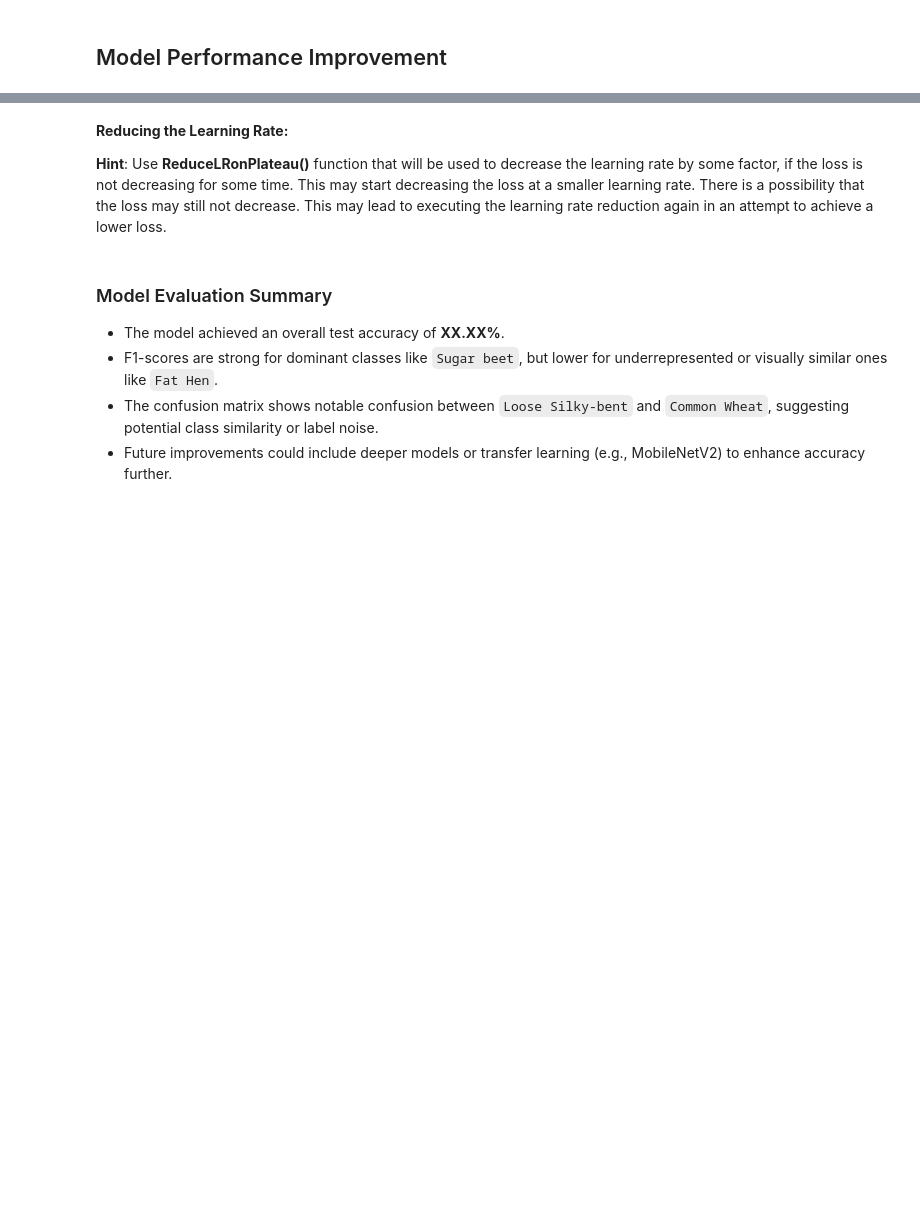
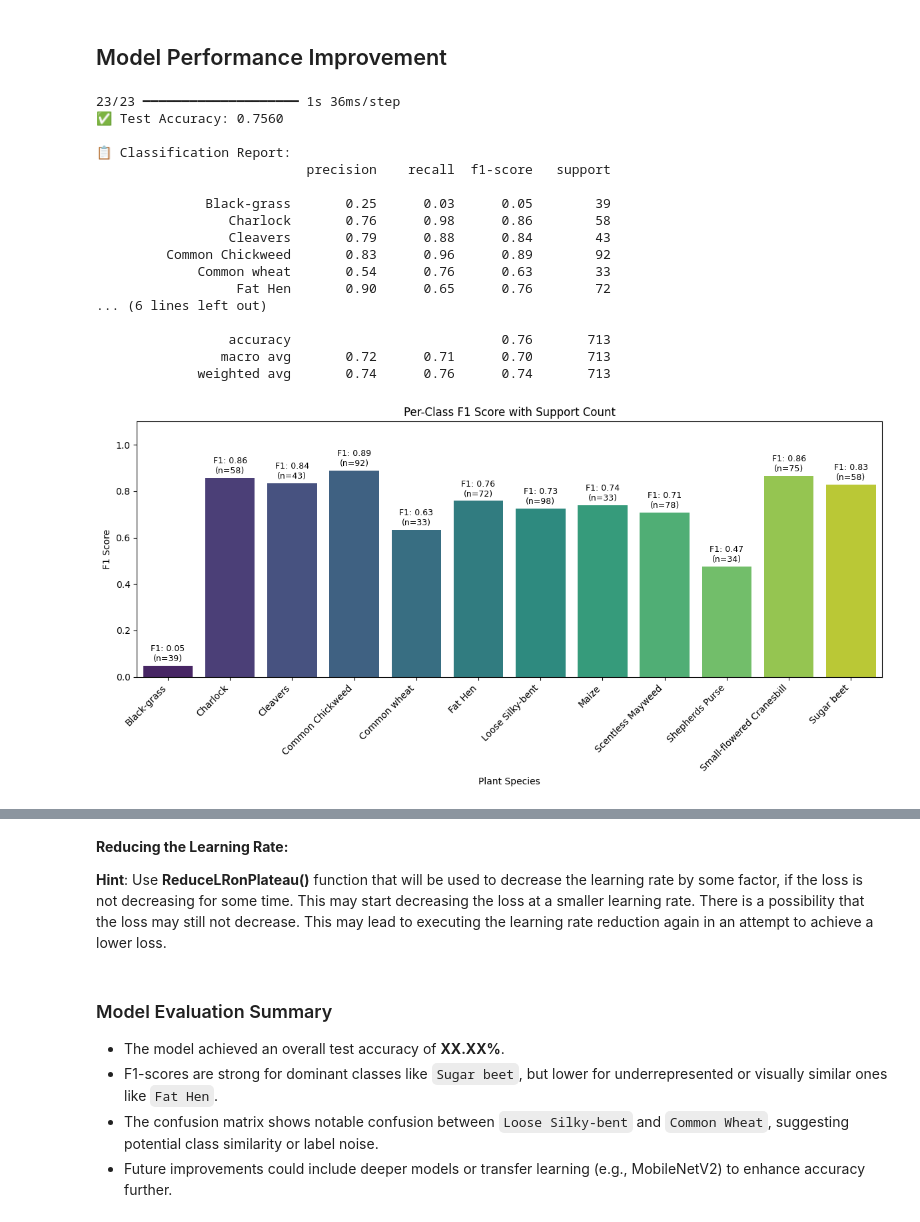
Before and after one commit to bob-michael-prodmgmt/sandbox, a Jupyter notebook: CV_Project_Full_Code_Notebook.ipynb, the cells around one changed output, grey strips where cells are left out. Cells and saved outputs as stored; diff of their text form; code cells hidden in the pictures; blank space fills up the shorter version.

```diff
--- a/CV_Project_Full_Code_Notebook.ipynb
+++ b/CV_Project_Full_Code_Notebook.ipynb
@@ -510,2 +576,74 @@ plt.show()
 # %% [markdown]
 ## Model Performance Improvement
+# %%
+from sklearn.metrics import classification_report, confusion_matrix, accuracy_score
+import seaborn as sns
+import pandas as pd
+import numpy as np
+
+# Predict class labels from test data
+y_test_pred_probs = model.predict(X_test)
+y_test_pred_classes = np.argmax(y_test_pred_probs, axis=1)
+
+# Actual test labels
+y_test_true = y_test
+
+# Accuracy
+test_acc = accuracy_score(y_test_true, y_test_pred_classes)
+print(f"✅ Test Accuracy: {test_acc:.4f}")
+
+# Classification Report
+print("\n📋 Classification Report:")
+print(classification_report(y_test_true, y_test_pred_classes, target_names=le.classes_))
+
+# Convert report to DataFrame for plotting
+report = classification_report(y_test_true, y_test_pred_classes, target_names=le.classes_, output_dict=True)
+report_df = pd.DataFrame(report).transpose()
+
+# Extract F1 and support
+f1_scores = report_df.loc[le.classes_, 'f1-score']
+support = report_df.loc[le.classes_, 'support']
+
+# Bar Plot for F1 Scores
+plt.figure(figsize=(12, 6))
+sns.barplot(x=f1_scores.index, y=f1_scores.values, palette='viridis')
+for i, (f1, supp) in enumerate(zip(f1_scores, support)):
+    plt.text(i, f1 + 0.02, f"F1: {f1:.2f}\n(n={int(supp)})", ha='center', fontsize=9)
+plt.ylim(0, 1.1)
+plt.title("Per-Class F1 Score with Support Count")
+plt.ylabel("F1 Score")
+plt.xlabel("Plant Species")
+plt.xticks(rotation=45, ha='right')
+plt.tight_layout()
+plt.show()
+
+# Confusion Matrix
+cf_matrix = confusion_matrix(y_test_true, y_test_pred_classes)
+cf_matrix_norm = cf_matrix / cf_matrix.sum(axis=1, keepdims=True)
+
+plt.figure(figsize=(12, 10))
+sns.heatmap(cf_matrix_norm, annot=True, fmt=".2f", cmap="Blues", xticklabels=le.classes_, yticklabels=le.classes_)
+plt.title("Normalized Confusion Matrix")
+plt.xlabel("Predicted Label")
+plt.ylabel("True Label")
+plt.tight_layout()
+plt.show()
+# %% [output]
+23/23 ━━━━━━━━━━━━━━━━━━━━ 1s 36ms/step
+✅ Test Accuracy: 0.7560
+
+📋 Classification Report:
+                           precision    recall  f1-score   support
+
+              Black-grass       0.25      0.03      0.05        39
+                 Charlock       0.76      0.98      0.86        58
+                 Cleavers       0.79      0.88      0.84        43
+         Common Chickweed       0.83      0.96      0.89        92
+             Common wheat       0.54      0.76      0.63        33
+                  Fat Hen       0.90      0.65      0.76        72
+... (6 lines left out)
+
+                 accuracy                           0.76       713
+                macro avg       0.72      0.71      0.70       713
+             weighted avg       0.74      0.76      0.74       713
+[figure, added]
```
Also changed, not shown: parts of 29 cells of this notebook.
